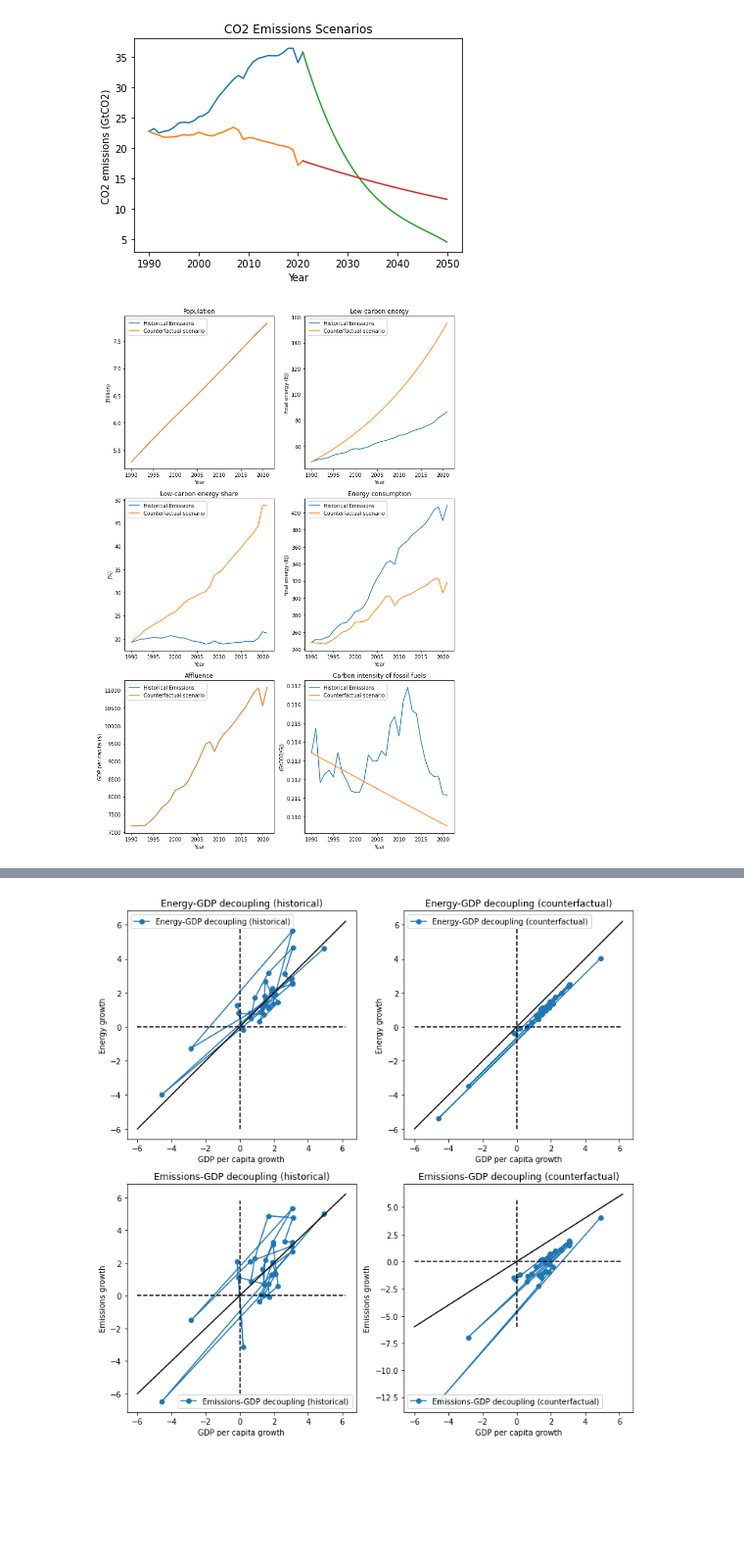
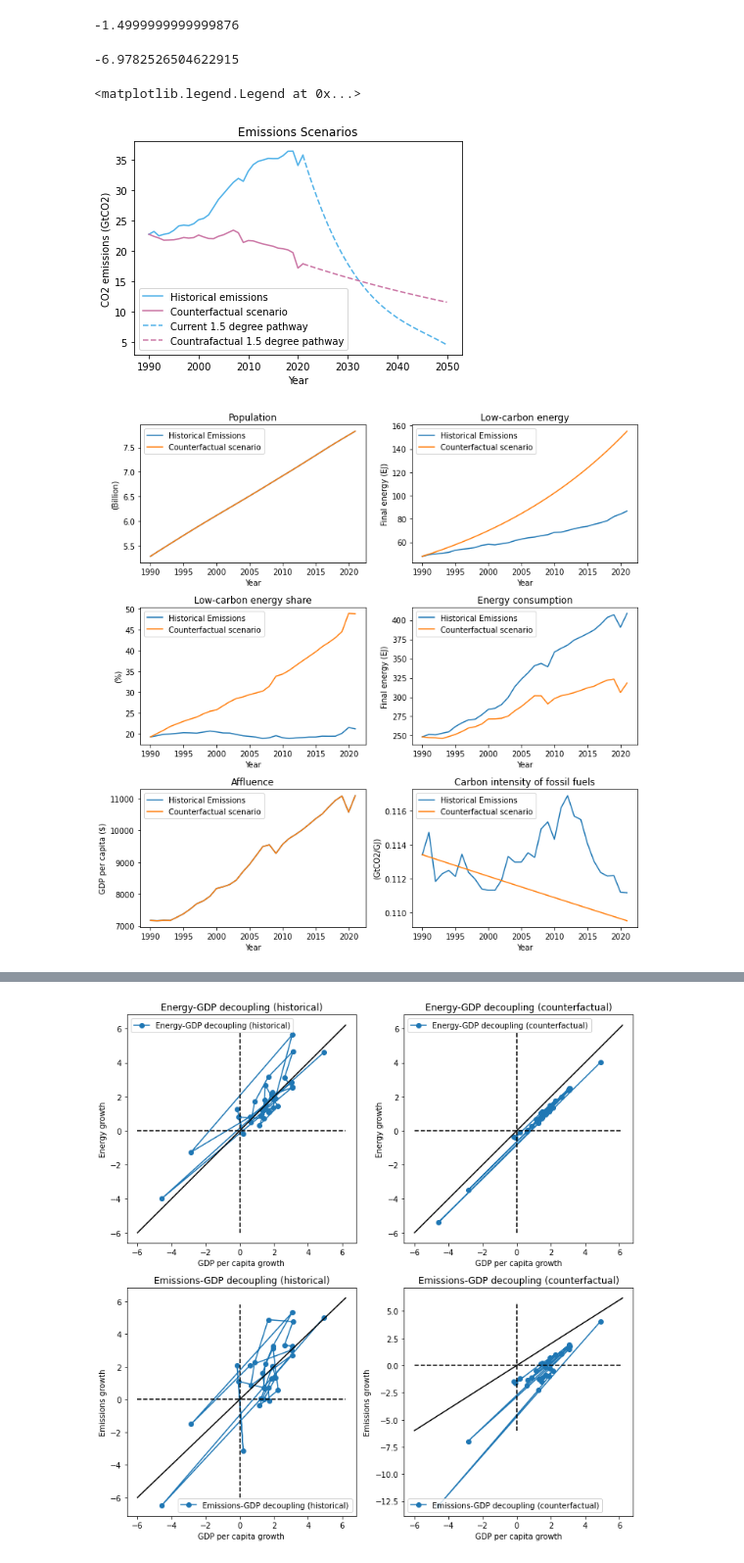
Before and after one commit to jofmi/ses_modeling_course, a Jupyter notebook: 03_Counterfactual_Scenarios.ipynb, the cells around one changed output, grey strips where cells are left out. Shown: that part at 98% size. Saved outputs shown, nothing was run; the diff lists cells and outputs as text; code cells hidden in the pictures; blank space fills up the shorter version.

```diff
--- a/03_Counterfactual_Scenarios.ipynb
+++ b/03_Counterfactual_Scenarios.ipynb
@@ -162,37 +223,47 @@ counterfactual_Emissions_15 = counterfactual_CO2_emissions[31]*(1+r[i])**np.aran
+# %%
+100*r[i] # Average annual reductions in the counterfactual scenario
+# %% [output]
+-1.4999999999999876
+# %%
+100*((pd.Series(Emissions_15_interp)[29]/pd.Series(CO2_emissions)[29])**(1/29)-1) # Average annual reductions in the historical pathway
+# %% [output]
+-6.9782526504622915
 # %%
-plt.plot(year1, CO2_emissions, label='Historical Emissions')
-plt.plot(year1, counterfactual_CO2_emissions, label='Counterfactual scenario')
-plt.plot(year2, Emissions_15_interp, label='1.5-Degree Pathway')
-plt.plot(year2, counterfactual_Emissions_15[0:30]);
+plt.plot(year1, CO2_emissions, label='Historical emissions', color = [0.337, 0.706, 0.914])
+plt.plot(year1, counterfactual_CO2_emissions, label='Counterfactual scenario', color = [204/255, 121/255, 167/255])
+plt.plot(year2, Emissions_15_interp, label='Current 1.5 degree pathway', linestyle = '--', color = [0.337, 0.706, 0.914])
+plt.plot(year2, counterfactual_Emissions_15[0:30], label='Countrafactual 1.5 degree pathway', linestyle = '--', color = [204/255, 121/255, 167/255])
 plt.xlabel('Year')
 plt.ylabel('CO2 emissions (GtCO2)')
-plt.title('CO2 Emissions Scenarios');
+plt.title('Emissions Scenarios')
+plt.legend()
 # %% [output]
+<matplotlib.legend.Legend at 0x...>
-[figure, old version]
+[figure, new version]
 # %%
 #-----EMISSIONS FACTORS AND AUXILIARY VARIABLES-----
 
-fig, axs = plt.subplots(3, 2, figsize=(10, 15))
+fig, axs = plt.subplots(3, 2, figsize=(10, 10))
 axs = [item for sublist in axs for item in sublist]
 
 plot_vars = [
     (Population / 10**9, counterfactual_Population / 10**9, '(Billion)', 'Population'),
     (Low_carbon_energy/ 10**9, counterfactual_Low_carbon_energy/ 10**9, 'Final energy (EJ)', 'Low-carbon energy'),
     (Low_carbon_penetration, 100*counterfactual_Low_carbon_penetration, '(%)', 'Low-carbon energy share'),
     (Final_energy/10**9, counterfactual_Final_energy/10**9, 'Final energy (EJ)', 'Energy consumption'),
     (GDP_per_capita, counterfactual_GDP_per_capita, 'GDP per capita ($)', 'Affluence'),
     (Carbon_intensity_FF, counterfactual_Carbon_intensity_FF, '(GtCO2/GJ)', 'Carbon intensity of fossil fuels'),
 ]
 
 for ax, (x1, x2, label, title) in zip(axs, plot_vars):
 
     ax.plot(year1, x1, label='Historical Emissions')
     ax.plot(year1, x2, label='Counterfactual scenario')
     ax.legend()
     ax.set_title(title);
     ax.set_ylabel(label);
     ax.set_xlabel('Year');
 
 plt.tight_layout()
 # %% [output]
-[figure, old version]
+[figure, new version]
```
Also changed, not shown: parts of 14 cells of this notebook.
